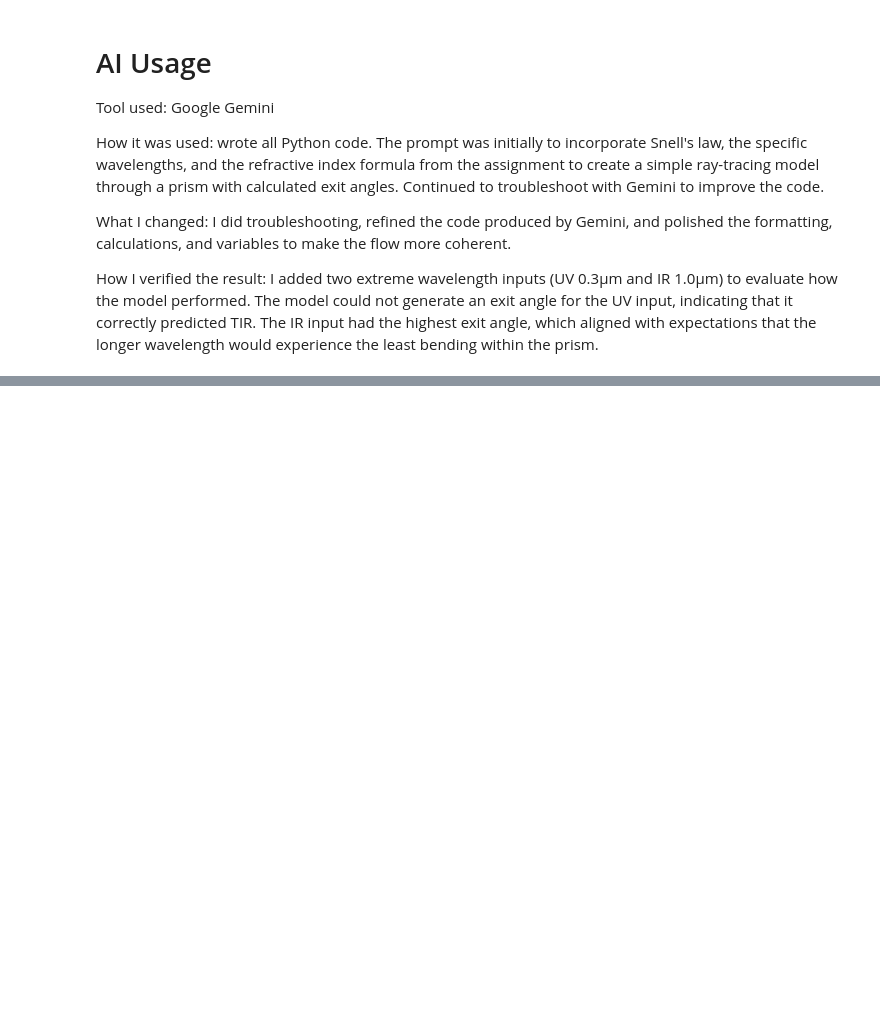
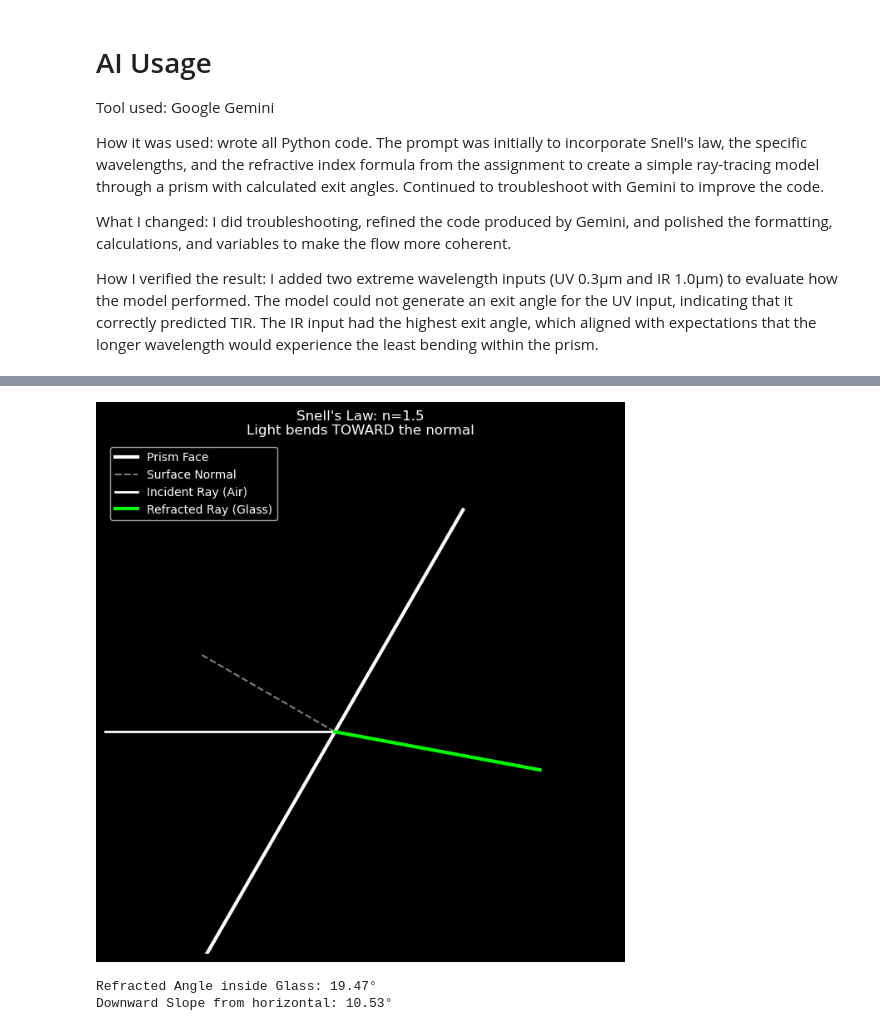
Before and after one commit to amallinc/sioc251_radiative_transfer, a Jupyter notebook: HW0_prism_dispersion/dispersion.ipynb, the cells around one changed output, grey strips where cells are left out. Cells and saved outputs as stored; diff of their text form; code cells hidden in the pictures; blank space fills up the shorter version.

```diff
--- a/HW0_prism_dispersion/dispersion.ipynb
+++ b/HW0_prism_dispersion/dispersion.ipynb
@@ -242,0 +245,59 @@ How I verified the result: I added two extreme wavelength inputs (UV 0.3µm and
+# %%
+import numpy as np
+import matplotlib.pyplot as plt
+
+# --- PHYSICS SETUP ---
+n_air = 1.0
+n_glass = 1.5
+theta_i1_deg = 30.0
+
+# Snell's Law
+theta_i1_rad = np.radians(theta_i1_deg)
+theta_r1_rad = np.arcsin((n_air / n_glass) * np.sin(theta_i1_rad))
+
+# Angle relative to horizontal
+# Normal is at 30 degrees, so refracted path is 30 - theta_r1
+angle_inside_deg = 30.0 - np.degrees(theta_r1_rad)
+
+# --- PLOTTING ---
+fig, ax = plt.subplots(figsize=(8, 8), facecolor='black')
+ax.set_facecolor('black')
+
+# 1. Draw the Prism Face (Left side of an equilateral triangle)
+
+ax.plot([0, 5], [0, 8.66], color='white', lw=3, label='Prism Face')
+
+# 2. Draw the Surface Normal (Perpendicular to the face)
+# The face is at 60 deg, so the normal is at 60 + 90 = 150 deg (or 30 deg relative to horizontal)
+normal_len = 3
+p1 = np.array([2.5, 4.33])
+ax.plot([p1[0], p1[0] - normal_len*np.cos(np.radians(30))],
+        [p1[1], p1[1] + normal_len*np.sin(np.radians(30))],
+        '--', color='gray', label='Surface Normal')
+
+# 3. Incoming Horizontal Ray
+ax.plot([p1[0]-5, p1[0]], [p1[1], p1[1]], color='white', lw=2, label='Incident Ray (Air)')
+
+# 4. Refracted Ray (Inside Glass)
+m_ray = np.tan(-np.radians(angle_inside_deg))
+length_in = 4
+ax.plot([p1[0], p1[0] + length_in],
+        [p1[1], p1[1] + length_in * m_ray],
+        color='#00FF00', lw=3, label='Refracted Ray (Glass)')
+
+# Formatting
+ax.set_aspect('equal')
+ax.set_xlim(-2, 8)
+ax.set_ylim(0, 10)
+ax.axis('off')
+plt.legend(facecolor='black', labelcolor='white')
+plt.title(f"Snell's Law: n={n_glass}\nLight bends TOWARD the normal", color='white')
+
+plt.show()
+
+print(f"Refracted Angle inside Glass: {np.degrees(theta_r1_rad):.2f}°")
+print(f"Downward Slope from horizontal: {angle_inside_deg:.2f}°")
+# %% [output]
+[figure, added]
+Refracted Angle inside Glass: 19.47°
+Downward Slope from horizontal: 10.53°
```
Also changed, not shown: parts of 9 cells of this notebook.
